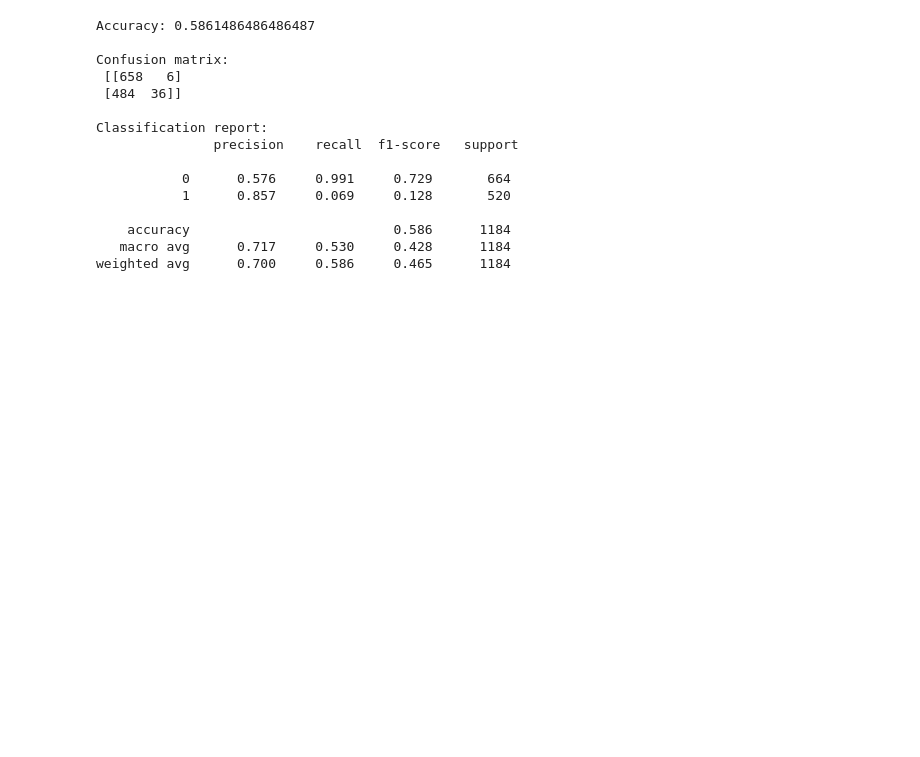
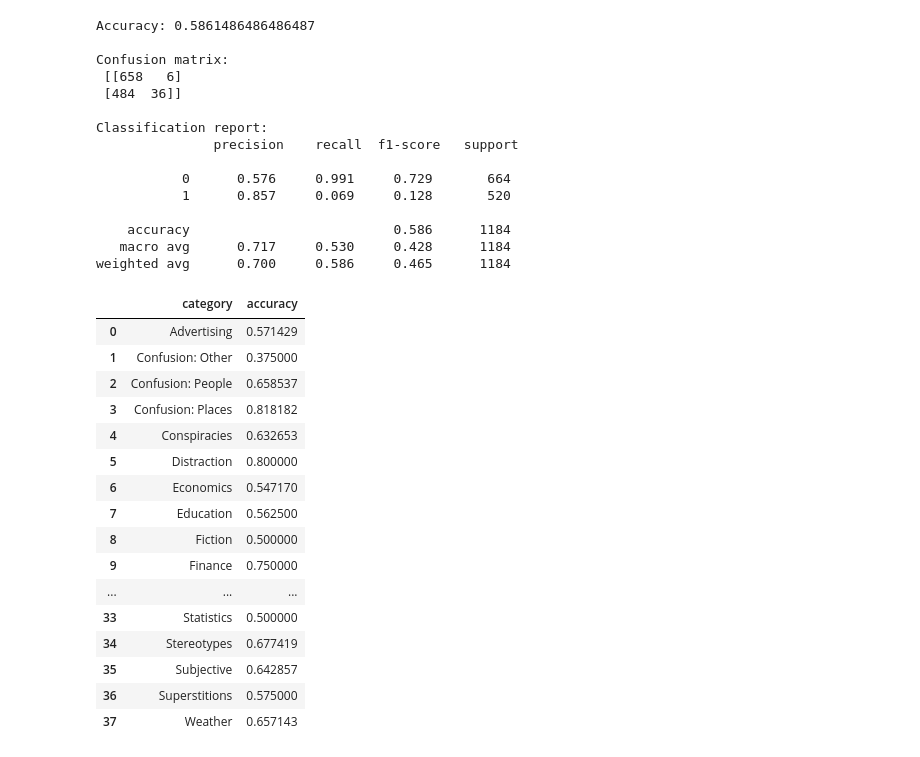
Before and after one commit to Feifei04Git/CMPU250-Project-Group5, a Jupyter notebook: preliminary_report/preliminary_analysis.ipynb, the cells around one changed output. Cells and saved outputs as stored; diff of their text form; code cells hidden in the pictures; blank space fills up the shorter version.

```diff
--- a/preliminary_report/preliminary_analysis.ipynb
+++ b/preliminary_report/preliminary_analysis.ipynb
@@ -348,0 +352,24 @@ weighted avg      0.700     0.586     0.465      1184
+# %%
+category_acc = test_df.groupby('category').apply(
+    lambda df: accuracy_score(df['correctness'], df['predicted'])
+).reset_index(name='accuracy')
+
+category_acc
+# %% [output]
+|  | category | accuracy |
+| 0 | Advertising | 0.571429 |
+| 1 | Confusion: Other | 0.375000 |
+| 2 | Confusion: People | 0.658537 |
+| 3 | Confusion: Places | 0.818182 |
+| 4 | Conspiracies | 0.632653 |
+| 5 | Distraction | 0.800000 |
+| 6 | Economics | 0.547170 |
+| 7 | Education | 0.562500 |
+| 8 | Fiction | 0.500000 |
+| 9 | Finance | 0.750000 |
+| ... | ... | ... |
+| 33 | Statistics | 0.500000 |
+| 34 | Stereotypes | 0.677419 |
+| 35 | Subjective | 0.642857 |
+| 36 | Superstitions | 0.575000 |
+| 37 | Weather | 0.657143 |
```
Also changed, not shown: parts of 3 cells of this notebook.
